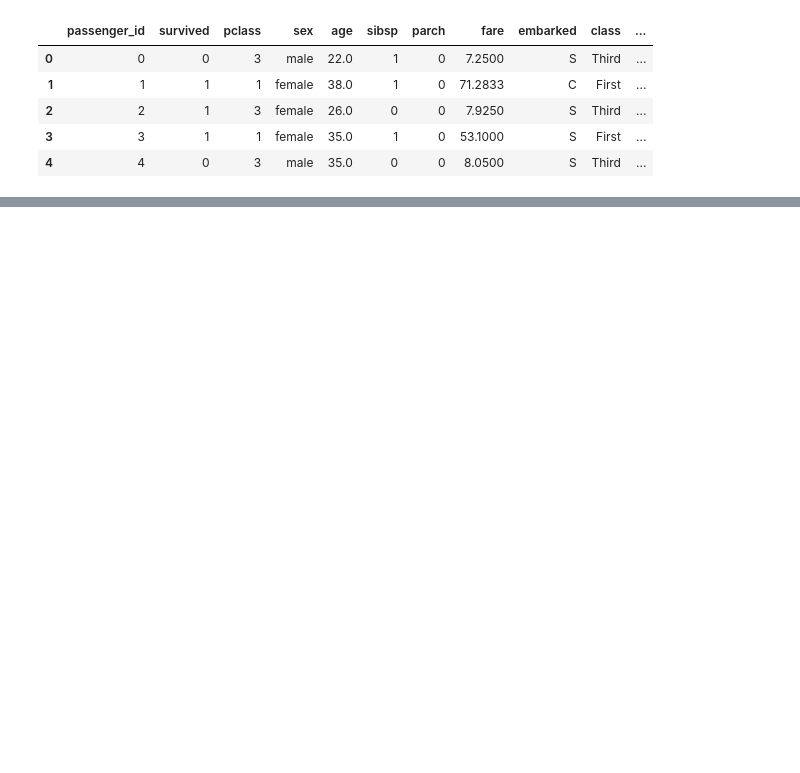
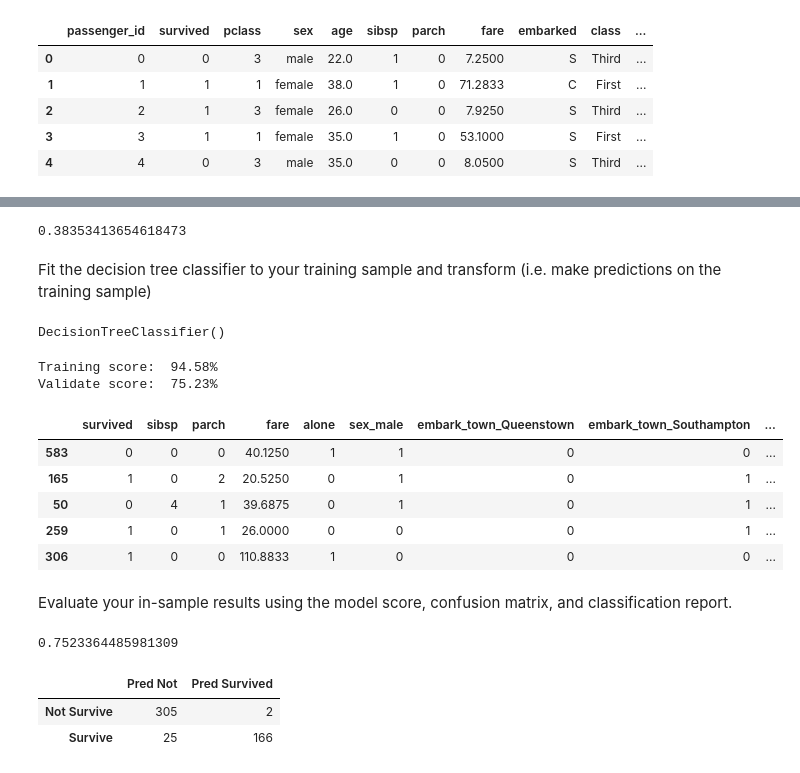
Before and after one commit to Olivert75/classification-exercises, a Jupyter notebook: model.ipynb, the cells around one changed output, grey strips where cells are left out. Saved outputs shown, nothing was run; the diff lists cells and outputs as text; code cells hidden in the pictures; blank space fills up the shorter version.

```diff
--- a/model.ipynb
+++ b/model.ipynb
@@ -77,0 +84,30 @@ Which model performs best on your out-of-sample data, the validate set?
+# %%
+#1 is for those who survived and 0 is for those didnt survived
+#we predict those survived
+train['baseline_pred'] = train.survived.max()
+accuracy_score(train.survived, train.baseline_pred)
+# %% [output]
+0.38353413654618473
+# %% [markdown]
+Fit the decision tree classifier to your training sample and transform (i.e. make predictions on the training sample)
+# %%
+model = DecisionTreeClassifier()
+model.fit(x_train, y_train)
+# %% [output]
+DecisionTreeClassifier()
+# %%
+print(f'Training score: {model.score(x_train, y_train): .2%}')
+print(f'Validate score: {model.score(x_validate, y_validate): .2%}')
+# %% [output]
+Training score:  94.58%
+Validate score:  75.23%
+# %%
+train['model'] = model.predict(x_train)
+train.head()
+# %% [output]
+|  | survived | sibsp | parch | fare | alone | sex_male | embark_town_Queenstown | embark_town_Southampton | ... |
+| 583 | 0 | 0 | 0 | 40.1250 | 1 | 1 | 0 | 0 | ... |
+| 165 | 1 | 0 | 2 | 20.5250 | 0 | 1 | 0 | 1 | ... |
+| 50 | 0 | 4 | 1 | 39.6875 | 0 | 1 | 0 | 1 | ... |
+| 259 | 1 | 0 | 1 | 26.0000 | 0 | 0 | 0 | 1 | ... |
+| 306 | 1 | 0 | 0 | 110.8833 | 1 | 0 | 0 | 0 | ... |
@@ -77,0 +116,12 @@ Which model performs best on your out-of-sample data, the validate set?
+# %% [markdown]
+Evaluate your in-sample results using the model score, confusion matrix, and classification report.
+# %%
+model.score(x_validate,y_validate)
+# %% [output]
+0.7523364485981309
+# %%
+pd.DataFrame(confusion_matrix(y_train, y_pred), index = ['Not Survive','Survive'], columns=['Pred Not','Pred Survived'])
+# %% [output]
+|  | Pred Not | Pred Survived |
+| Not Survive | 305 | 2 |
+| Survive | 25 | 166 |
```
Also changed, not shown: parts of 32 cells of this notebook.
